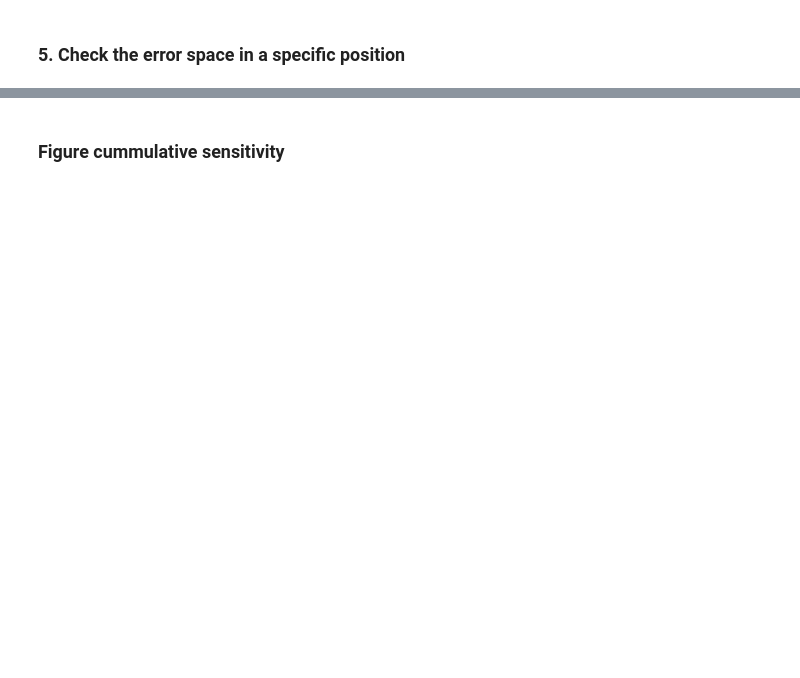
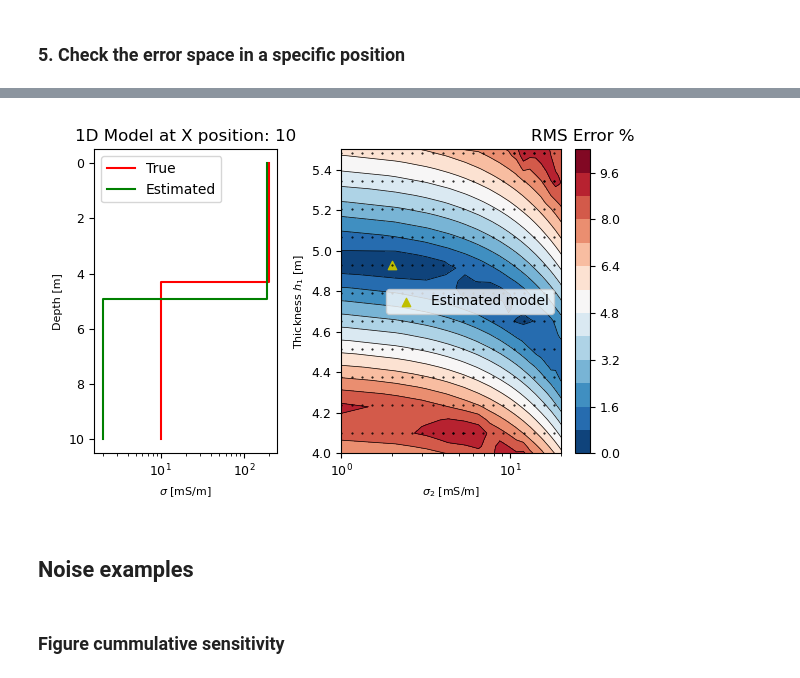
Before and after one commit to mariacarrizo/InvEM-ML, a Jupyter notebook: Synth-2Layer/Notebooks/2_GlobalSearch_2lay-Copy1.ipynb, the cells around one changed output, grey strips where cells are left out. Cells and saved outputs as stored; diff of their text form; code cells hidden in the pictures; blank space fills up the shorter version.

Commit message:
New error space figures

```diff
--- a/Synth-2Layer/Notebooks/2_GlobalSearch_2lay-Copy1.ipynb
+++ b/Synth-2Layer/Notebooks/2_GlobalSearch_2lay-Copy1.ipynb
@@ -228,7 +247,7 @@ data_estIP_pos = EMforward2lay(model_est_IP[pos,0], model_est_IP[pos,1], model_e
 #err, models_err = ErrorSpace(LUT_norm, data_est_pos_norm, 0.1, conds, thick)
 #err_Q, models_err_Q = ErrorSpace(LUT_norm, data_estQ_pos_norm, 0.1, conds, thick)
 #err_IP, models_err_IP = ErrorSpace(LUT_norm, data_estIP_pos_norm, 0.1, conds, thick)
-err, models_err = ErrorSpace(LUT, data_est_pos, 0.09, conds, thick)
+err, models_err = ErrorSpace(LUT, data_est_pos, 0.1, conds, thick)
 #err_Q, models_err_Q = ErrorSpace(LUT, data_estQ_pos, 0.11, conds, thick)
 #err_IP, models_err_IP = ErrorSpace(LUT, data_estIP_pos, 0.11, conds, thick)
 # %%
@@ -259,18 +281,18 @@ def PlotErrorSpace(model, model_est, pos, err, models_err, depthmax=10):
     sigma_true = np.hstack([model[pos,:2], model[pos,1]])
     sigma_est = np.hstack([model_est[pos,:2], model_est[pos,1]])
 
-    fig, ax = plt.subplots(1,2)
+    fig, ax = plt.subplots(1,2, figsize=(6,4), gridspec_kw={'width_ratios': [1,1.5]})
 
     ax[0].step(sigma_true*1000, depth_true, 'r', label = 'True')
     ax[0].step(sigma_est*1000, depth_est, 'g', label='Estimated')
     ax[0].invert_yaxis()
-    ax[0].set_ylabel('Depth [m]')
-    ax[0].set_xlabel('$\sigma$ [mS/m]')
-    ax[0].set_title('Model at receiver Rx: ' +str(pos))
+    ax[0].set_ylabel('Depth [m]', fontsize=8)
+    ax[0].set_xlabel('$\sigma$ [mS/m]', fontsize=8)
+    ax[0].set_title('1D Model at X position: ' +str(pos))
     ax[0].set_xscale('log')
     ax[0].legend()
 
-    x = (models_err[:,1])*1000 # conductivities of second layer
+    x = ((models_err[:,1])*1000) # conductivities of second layer
     y = models_err[:,2]                  # thickness of first layer
     z = err
 
@@ -279,37 +301,45 @@ def PlotErrorSpace(model, model_est, pos, err, models_err, depthmax=10):
 
     # Create grid values first.
     xi = np.linspace(np.min(x), np.max(x), ngridx)
     yi = np.linspace(np.min(y), np.max(y), ngridy)
 
     # Linearly interpolate the data (x, y) on a grid defined by (xi, yi).
     triang = tri.Triangulation(x, y)
     interpolator = tri.LinearTriInterpolator(triang, z)
     Xi, Yi = np.meshgrid(xi, yi)
     zi = interpolator(Xi, Yi)
 
     # Note that scipy.interpolate provides means to interpolate data on a grid
     # as well. The following would be an alternative to the four lines above:
     # from scipy.interpolate import griddata
     # zi = griddata((x, y), z, (xi[None, :], yi[:, None]), method='linear')
 
     ax[1].contour(xi, yi, zi*100, levels=14, linewidths=0.5, colors='k')
     cntr1 = ax[1].contourf(xi, yi, zi*100, levels=14, cmap="RdBu_r")
     ax[1].plot(x, y, '.k', ms=1)
-    ax[1].set(xlim=(1,12), ylim=(4,5.5))
-    ax[1].scatter((model_est[pos,1])*1000, model_est[pos,2],
+    ax[1].set(xlim=(1,20), ylim=(4,5.5))
+    ax[1].scatter(((model_est[pos,1])*1000), model_est[pos,2],
                  marker ='^', c='y', label='Estimated model')
     #ax1.scatter( np.log10((model_cm_pos[1])*1000), model_cm_pos[2],
     #             marker ='^', c='k', label='Closest')
-    ax[1].set_xlabel('$\sigma_2 [mS/m]$')
-    ax[1].set_ylabel('Thickness $h_1$ [m]')
+    ax[1].set_xlabel('$\sigma_2$ [mS/m]', fontsize=8)
+    ax[1].set_ylabel('Thickness $h_1$ [m]', fontsize=8)
+    ax[1].set_xscale('log')
     ax[1].legend()
+    ax[1].tick_params(axis='both',labelsize=9)
+    ax[0].tick_params(axis='both',labelsize=9)
     clb = fig.colorbar(cntr1, ax=ax[1])
     clb.ax.set_title('RMS Error %')
+    clb.ax.tick_params(labelsize=9)
 
 PlotErrorSpace(model, model_est, pos, err, models_err)
 plt.tight_layout()
 plt.show()
 #plt.savefig('../figures/error_space')
+# %% [output]
+[figure, added]
+# %% [markdown]
+## Noise examples
 # %%
 ## Let's test the Global search with noise added to data
 
```
Also changed, not shown: parts of 10 cells of this notebook, 2 other files.
